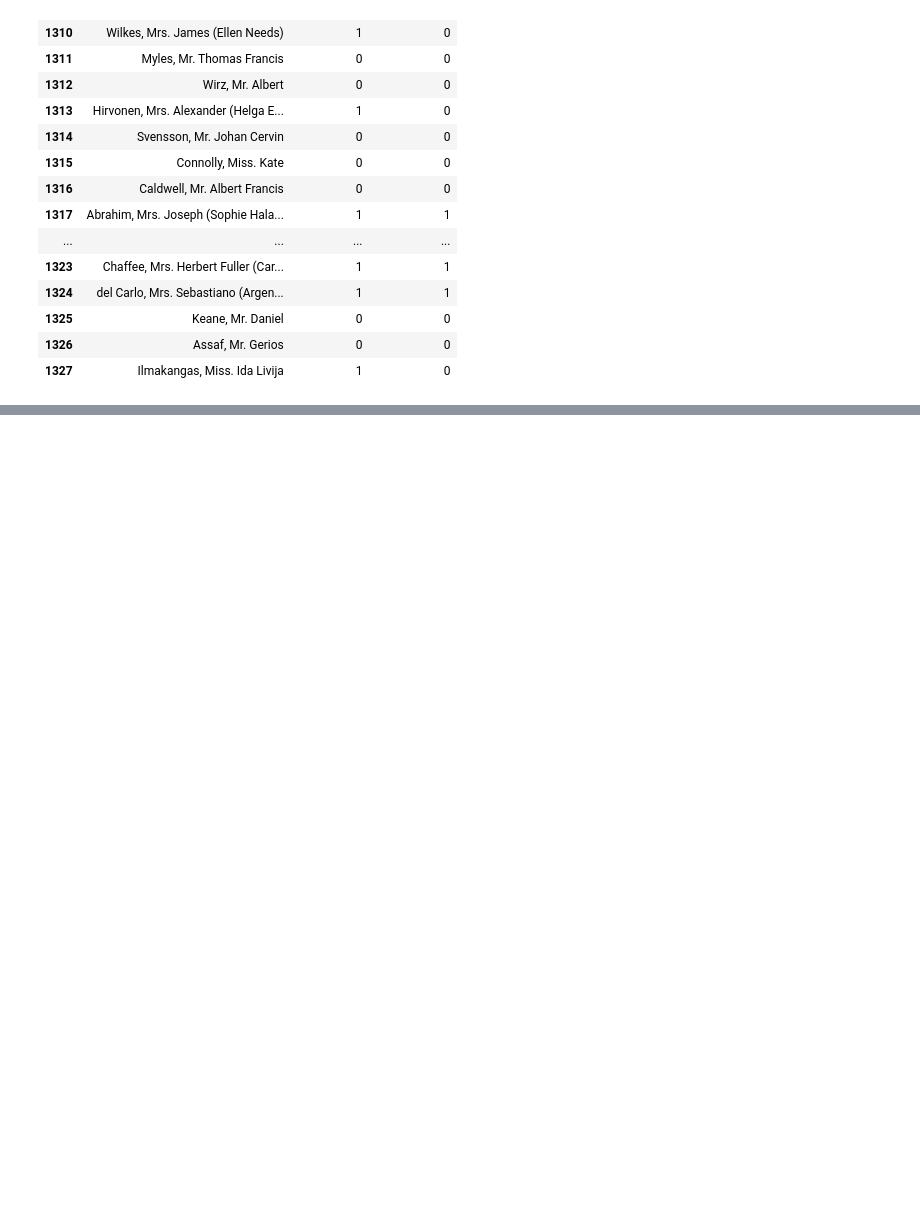
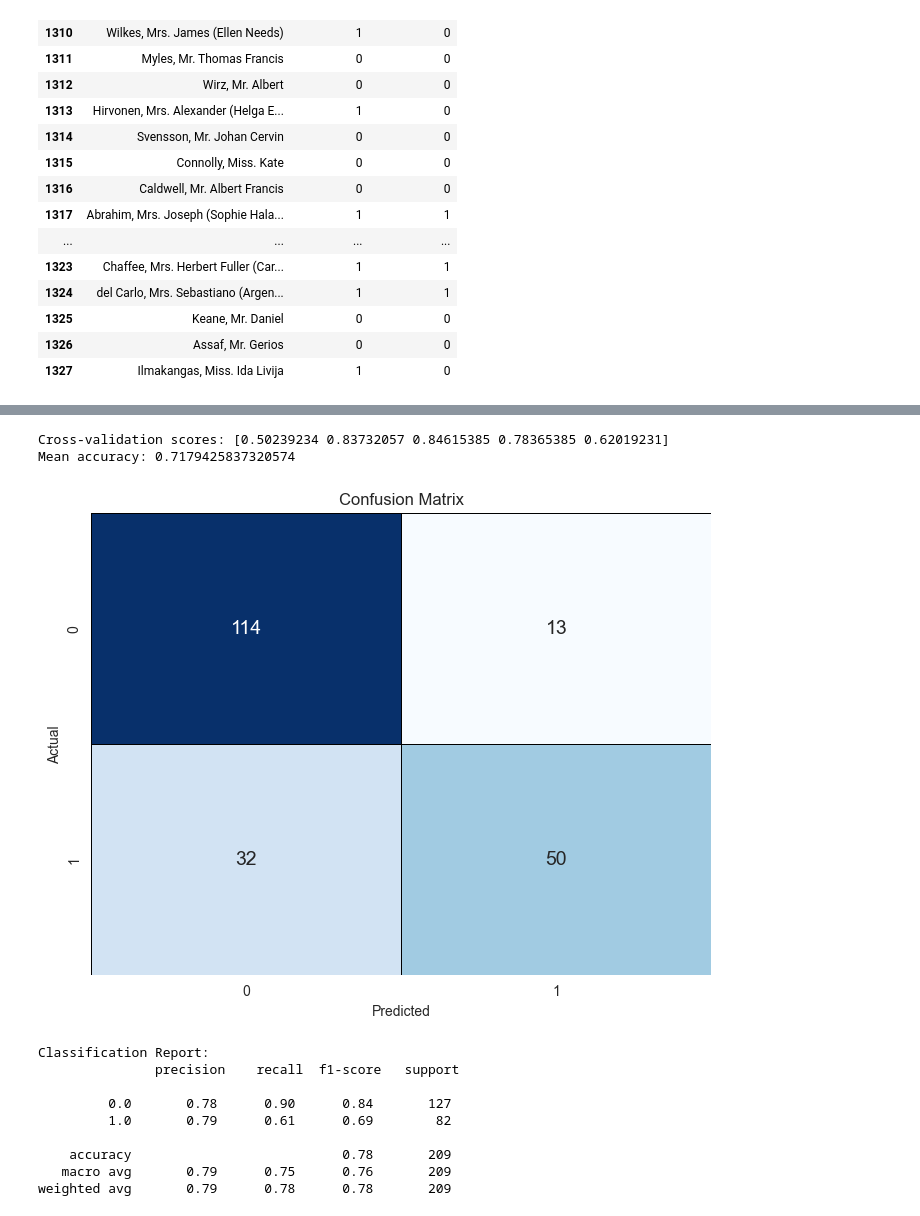
Before and after one commit to faresmohamed260/School-Work, a Jupyter notebook: Machine Learning/Final Project/Passengers survival status.ipynb, the cells around one changed output, grey strips where cells are left out. Drawn from its saved outputs; the diff is of its cells as text; code cells hidden in the pictures; blank space fills up the shorter version.

```diff
--- a/Machine Learning/Final Project/Passengers survival status.ipynb
+++ b/Machine Learning/Final Project/Passengers survival status.ipynb
@@ -346,0 +433,43 @@ test_set[['name', 'nb_survived', 'svm_survived']].style.background_gradient(cmap
+# %%
+# Train ANN classifier
+ann_classifier = MLPClassifier(hidden_layer_sizes=(50, 10), learning_rate='invscaling', max_iter=1000)
+ann_classifier.fit(X_train, y_train)
+
+# Perform cross-validation
+cv_scores = cross_val_score(ann_classifier, X, y, cv=5, scoring='accuracy')
+
+# Print cross-validation scores
+print("Cross-validation scores:", cv_scores)
+print("Mean accuracy:", np.mean(cv_scores))
+
+# Make predictions
+y_pred_ann = ann_classifier.predict(X_test)
+# %% [output]
+Cross-validation scores: [0.50239234 0.83732057 0.84615385 0.78365385 0.62019231]
+Mean accuracy: 0.7179425837320574
+# %%
+# Compute confusion matrix
+conf_matrix_ann = confusion_matrix(y_test, y_pred_ann)
+
+# Plot confusion matrix
+plt.figure(figsize=(8, 6))
+sns.heatmap(conf_matrix_ann, annot=True, fmt="d", cmap="Blues", cbar=False,
+            annot_kws={"fontsize": 14}, linewidths=0.5, linecolor='black')
+plt.xlabel('Predicted')
+plt.ylabel('Actual')
+plt.title('Confusion Matrix')
+plt.show()
+
+# Print classification report
+print("\nClassification Report:\n", classification_report(y_test, y_pred_ann))
+# %% [output]
+[figure, added]
+Classification Report:
+               precision    recall  f1-score   support
+
+         0.0       0.78      0.90      0.84       127
+         1.0       0.79      0.61      0.69        82
+
+    accuracy                           0.78       209
+   macro avg       0.79      0.75      0.76       209
+weighted avg       0.79      0.78      0.78       209
```
Also changed, not shown: parts of 14 cells of this notebook.
